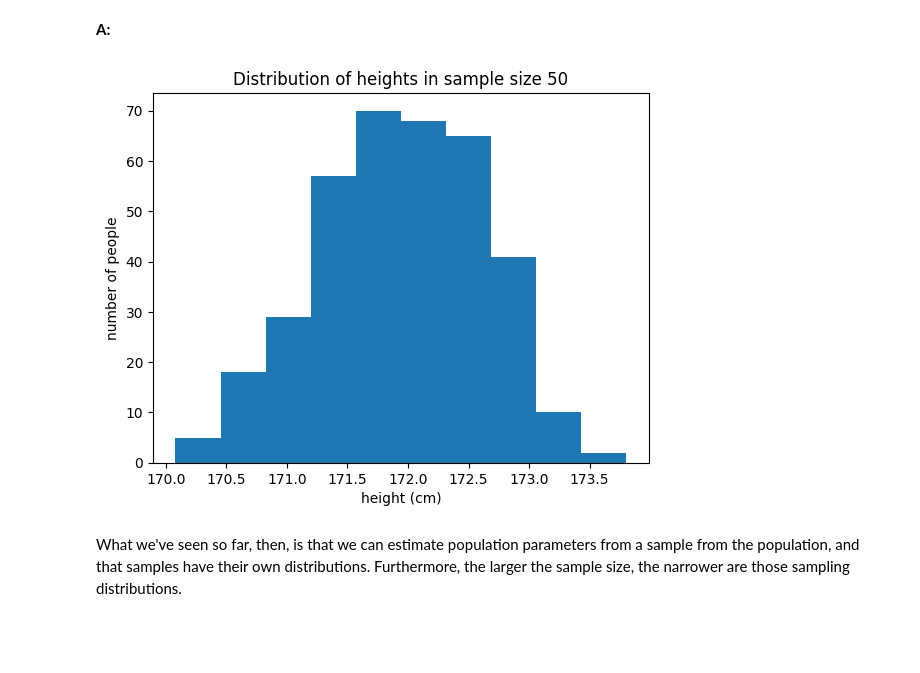
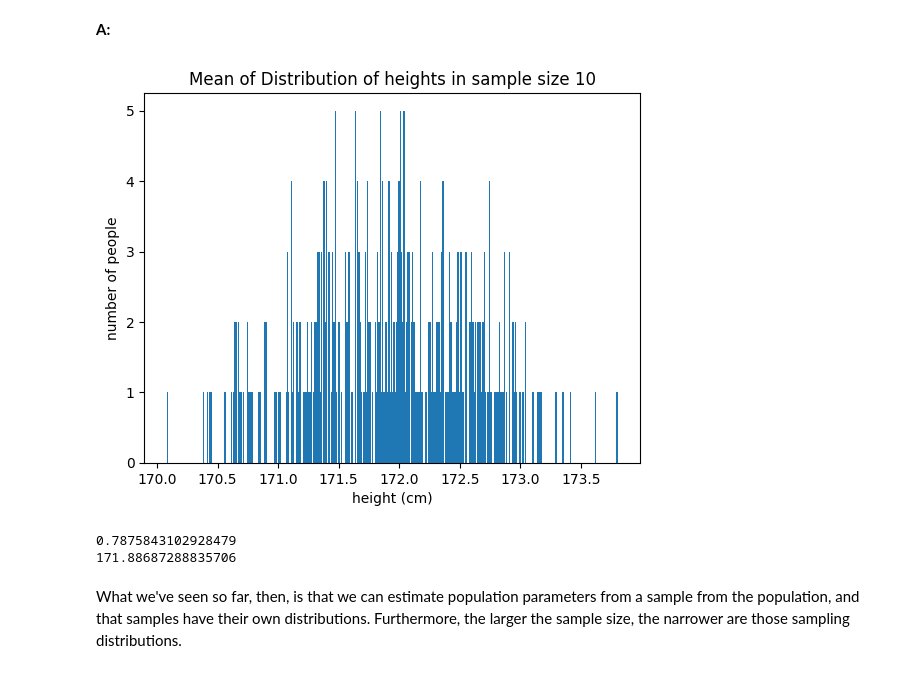
Before and after one commit to manuelramirezchimarro/DataScienceGuidedCapstone_Manuel-Ramirez, a Jupyter notebook: Notebooks/Frequentist Inference Case Study - Part A (3).ipynb, the cells around one changed output. Drawn from its saved outputs; the diff is of its cells as text; code cells hidden in the pictures; blank space fills up the shorter version.

```diff
--- a/Notebooks/Frequentist Inference Case Study - Part A (3).ipynb
+++ b/Notebooks/Frequentist Inference Case Study - Part A (3).ipynb
@@ -150,0 +114,13 @@ np.float64(1.0740053227518152)
+# %%
+import numpy as np
+
+# Given sample
+r = np.array([-0.84800948, 1.30590636, 0.92420797, 0.6404118, -1.05473698])
+
+
+# Using NumPy's std function with ddof=1
+numpy_std = np.std(r, ddof=1)
+
+# Print results
+
+print("NumPy's computed sample standard deviation:", numpy_std)
@@ -221,0 +221,14 @@ daily_mean=[]
+# %%
+seed(47)
+# take your samples here
+x=[]
+
+for i in range(1,360):
+    r= townsfolk_sampler(10)
+    x.append(np.mean(r))
+
+
+_ = plt.hist(x, bins=360)
+_ = plt.xlabel('height (cm)')
+_ = plt.ylabel('number of people')
+_ = plt.title('Mean of Distribution of heights in sample size 10')
@@ -273,11 +266,26 @@ for _ in range(365):
 # %%
+seed(47)
+# calculate daily means from the larger sample size here
+x=[]
 
-_ = plt.hist(sample_size_50_mean, bins=10)
+for i in range(1,360):
+    r= townsfolk_sampler(50)
+    x.append(np.mean(r))
+
+
+_ = plt.hist(x, bins=360)
 _ = plt.xlabel('height (cm)')
 _ = plt.ylabel('number of people')
-_ = plt.title('Distribution of heights in sample size 50')
+_ = plt.title('Mean of Distribution of heights in sample size 10')
 # %% [output]
-[figure, old version]
+[figure, new version]
+# %%
+s=np.random.choice(x, 50)
+print(np.std(s))
+print(np.mean(s))
+# %% [output]
+0.7875843102928479
+171.88687288835706
 # %% [markdown]
 What we've seen so far, then, is that we can estimate population parameters from a sample from the population, and that samples have their own distributions. Furthermore, the larger the sample size, the narrower are those sampling distributions.
 # %% [markdown]
```
Also changed, not shown: parts of 54 cells of this notebook.
